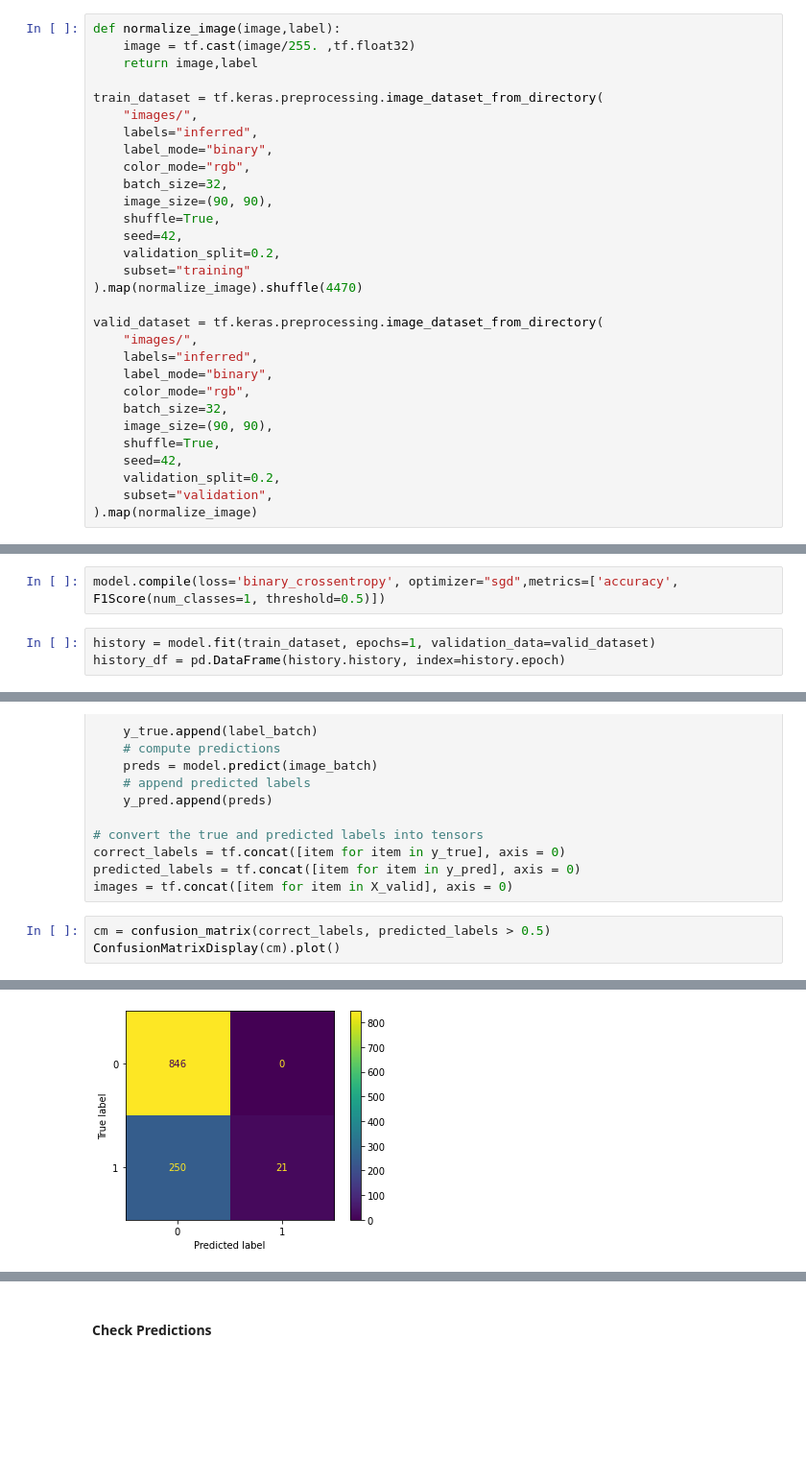
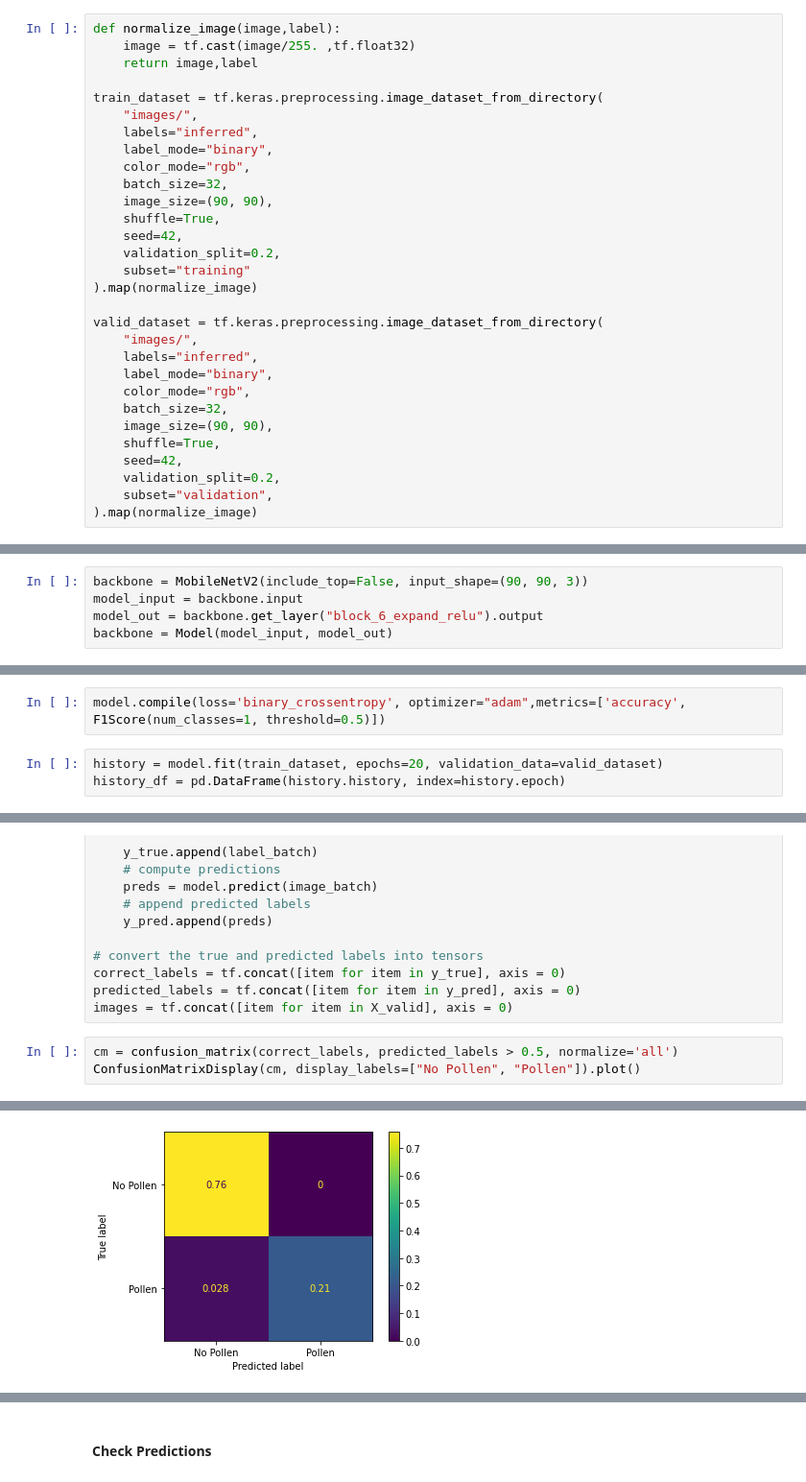
Before and after one commit to jachansantiago/pollenlab, a Jupyter notebook: train_pollen_colab.ipynb, the cells around one changed output, grey strips where cells are left out. Shown at 96% size. Drawn from its saved outputs; the diff is of its cells as text; blank space fills up the shorter version.

```diff
--- a/train_pollen_colab.ipynb
+++ b/train_pollen_colab.ipynb
@@ -40,7 +64,7 @@ train_dataset = tf.keras.preprocessing.image_dataset_from_directory(
     seed=42,
     validation_split=0.2,
     subset="training"
-).map(normalize_image).shuffle(4470)
+).map(normalize_image)
 
 valid_dataset = tf.keras.preprocessing.image_dataset_from_directory(
     "images/",
@@ -100,0 +139,5 @@ class Classifier(tf.keras.Model):
+# %%
+backbone = MobileNetV2(include_top=False, input_shape=(90, 90, 3))
+model_input = backbone.input
+model_out = backbone.get_layer("block_6_expand_relu").output
+backbone = Model(model_input, model_out)
@@ -106,6 +155,6 @@ WARNING:tensorflow:`input_shape` is undefined or non-square, or `rows` is not in
 # %%
-model.compile(loss='binary_crossentropy', optimizer="sgd",metrics=['accuracy', F1Score(num_classes=1, threshold=0.5)])
+model.compile(loss='binary_crossentropy', optimizer="adam",metrics=['accuracy', F1Score(num_classes=1, threshold=0.5)])
 # %%
-history = model.fit(train_dataset, epochs=1, validation_data=valid_dataset)
+history = model.fit(train_dataset, epochs=20, validation_data=valid_dataset)
 history_df = pd.DataFrame(history.history, index=history.epoch)
 # %% [output]
@@ -133,11 +200,11 @@ correct_labels = tf.concat([item for item in y_true], axis = 0)
 predicted_labels = tf.concat([item for item in y_pred], axis = 0)
 images = tf.concat([item for item in X_valid], axis = 0)
 # %%
-cm = confusion_matrix(correct_labels, predicted_labels > 0.5)
-ConfusionMatrixDisplay(cm).plot()
+cm = confusion_matrix(correct_labels, predicted_labels > 0.5, normalize='all')
+ConfusionMatrixDisplay(cm, display_labels=["No Pollen", "Pollen"]).plot()
 # %% [output]
 <sklearn.metrics._plot.confusion_matrix.ConfusionMatrixDisplay at 0x...>
-[figure, old version]
+[figure, new version]
 # %%
 print(classification_report(correct_labels, predicted_labels > 0.5 ))
 # %% [output]
```
Also changed, not shown: parts of 17 cells of this notebook.
